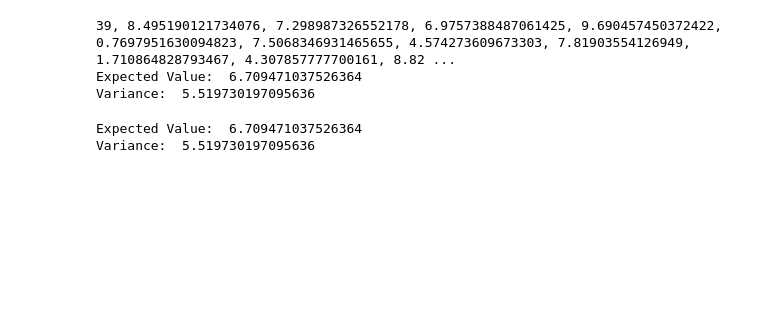
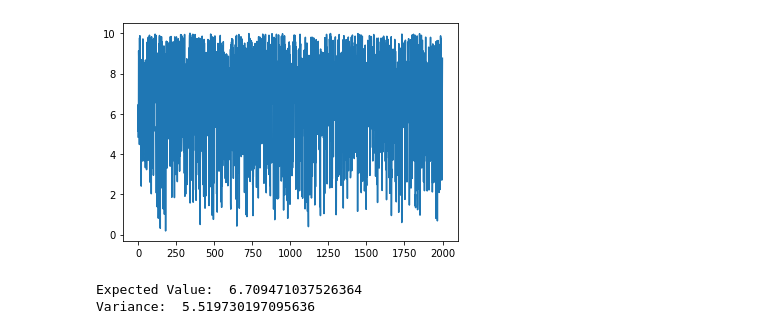
Before and after one commit to Luke-Whitehill/Simulation-Modelling, a Jupyter notebook: Simulating_2.ipynb, the cells around one changed output. Cells and saved outputs as stored; diff of their text form; code cells hidden in the pictures; blank space fills up the shorter version.

```diff
--- a/Simulating_2.ipynb
+++ b/Simulating_2.ipynb
@@ -39,16 +43,16 @@ print(sum(breaktimelist)/iterations)
 # %%
 #Question 2:
 outcomes = []
 iterations = 2000
 for i in range(0,iterations):
     u1 = random.uniform(0,1)
     outcomes.append(np.sqrt(100*u1))
 
-print(outcomes)
+#print(outcomes)
+plt.plot(outcomes)
+plt.show()
 # %% [output]
-39, 8.495190121734076, 7.298987326552178, 6.9757388487061425, 9.690457450372422, 0.7697951630094823, 7.5068346931465655, 4.574273609673303, 7.81903554126949, 1.710864828793467, 4.307857777700161, 8.82 ...
-Expected Value:  6.709471037526364
-Variance:  5.519730197095636
+[figure, added]
 # %%
 print("Expected Value: ",sum(outcomes)/iterations)
 print("Variance: ",np.var(outcomes))
```
Also changed, not shown: parts of 2 cells of this notebook.
